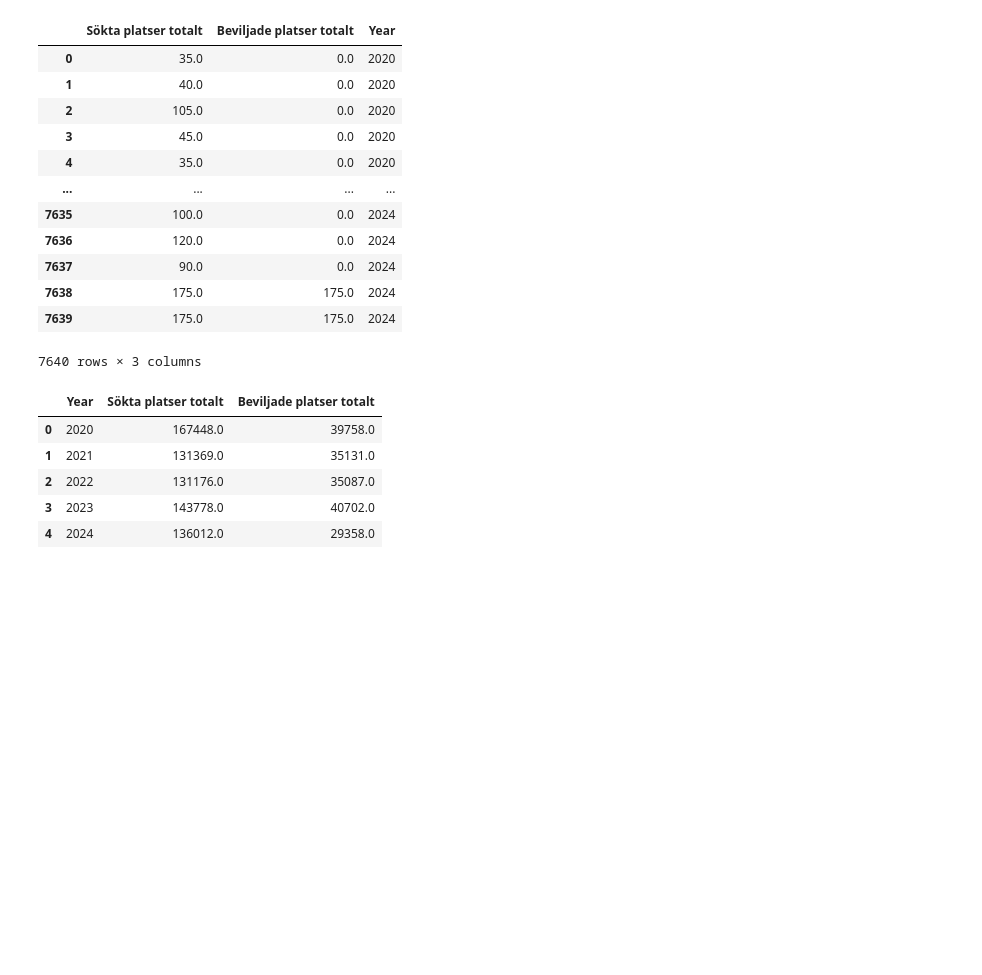
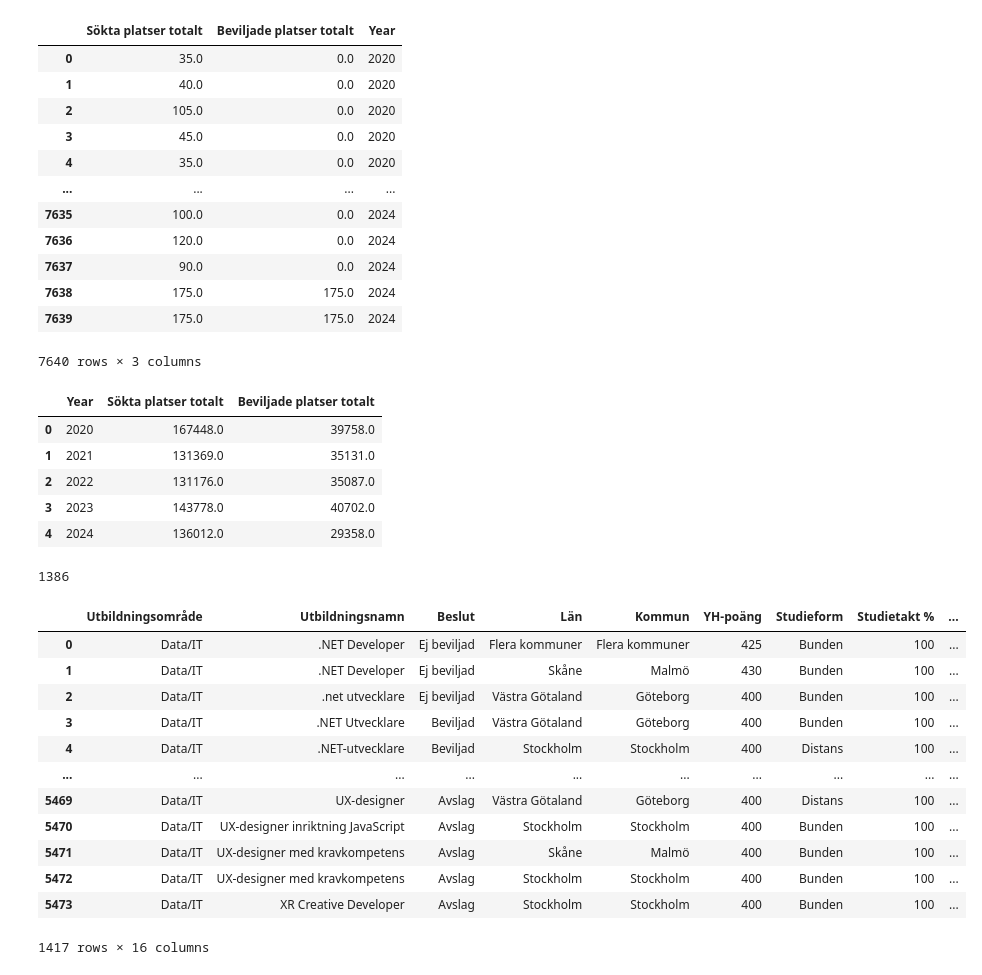
Before and after one commit to AntonBackeus/DataVisualisering_Projekt_YhKollen_G1, a Jupyter notebook: eda/anton_eda.ipynb, the cells around one changed output. Saved outputs shown, nothing was run; the diff lists cells and outputs as text; code cells hidden in the pictures; blank space fills up the shorter version.

```diff
--- a/eda/anton_eda.ipynb
+++ b/eda/anton_eda.ipynb
@@ -442,0 +455,39 @@ df_sum
+# %%
+swe_educational_area = 'Data/IT'
+
+Data_value1 = int(df_merged.query(f'Utbildningsområde == @swe_educational_area')['Sökta utbildningsomgångar'].sum())
+Data_value2 = int(df_merged.query(f'Utbildningsområde == @swe_educational_area')['Beviljade utbildningsomgångar'].sum())
+Data_value3 = df_merged.query(f"Beslut == 'Ej beviljad' and Utbildningsområde == @swe_educational_area").shape[0]
+Data_value5 = df_merged.query(f"Beslut == 'Beviljad' and Utbildningsområde == @swe_educational_area").shape[0]
+Data_value6 = df_merged.shape[0]
+Data_value4 = df_merged.query("`Studietakt %` == 100 and Utbildningsområde == @swe_educational_area").shape[0]
+
+Data_value4
+
+Data_value1 = int(df_merged.query('Utbildningsområde == @swe_educational_area')['Sökta utbildningsomgångar'].sum())
+Data_value2 = int(df_merged.query('Utbildningsområde == @swe_educational_area')['Beviljade utbildningsomgångar'].sum())
+Data_value3 = df_merged.query("Beslut == 'Ej beviljad' and Utbildningsområde == @swe_educational_area").shape[0]
+Data_value4 = df_merged.query("Beslut == 'Beviljad' and Utbildningsområde == @swe_educational_area").shape[0]
+Data_value5 = df_merged.query("`Studietakt %` == 100 and Utbildningsområde == @swe_educational_area").shape[0]
+Data_value6 = df_merged.shape[0]
+Data_value5 = str(round((Data_value5 / Data_value6) * 100, 2)) + "%"
+# %% [output]
+1386
+# %%
+test__ = df_merged.query("Utbildningsområde == @swe_educational_area")
+
+test__
+# %% [output]
+|  | Utbildningsområde | Utbildningsnamn | Beslut | Län | Kommun | YH-poäng | Studieform | Studietakt % | ... |
+| 0 | Data/IT | .NET Developer | Ej beviljad | Flera kommuner | Flera kommuner | 425 | Bunden | 100 | ... |
+| 1 | Data/IT | .NET Developer | Ej beviljad | Skåne | Malmö | 430 | Bunden | 100 | ... |
+| 2 | Data/IT | .net utvecklare | Ej beviljad | Västra Götaland | Göteborg | 400 | Bunden | 100 | ... |
+| 3 | Data/IT | .NET Utvecklare | Beviljad | Västra Götaland | Göteborg | 400 | Bunden | 100 | ... |
+| 4 | Data/IT | .NET-utvecklare | Beviljad | Stockholm | Stockholm | 400 | Distans | 100 | ... |
+| ... | ... | ... | ... | ... | ... | ... | ... | ... | ... |
+| 5469 | Data/IT | UX-designer | Avslag | Västra Götaland | Göteborg | 400 | Distans | 100 | ... |
+| 5470 | Data/IT | UX-designer inriktning JavaScript | Avslag | Stockholm | Stockholm | 400 | Bunden | 100 | ... |
+| 5471 | Data/IT | UX-designer med kravkompetens | Avslag | Skåne | Malmö | 400 | Bunden | 100 | ... |
+| 5472 | Data/IT | UX-designer med kravkompetens | Avslag | Stockholm | Stockholm | 400 | Bunden | 100 | ... |
+| 5473 | Data/IT | XR Creative Developer | Avslag | Stockholm | Stockholm | 400 | Bunden | 100 | ... |
+1417 rows × 16 columns
```
Also changed, not shown: parts of 10 cells of this notebook, 1 other file.
